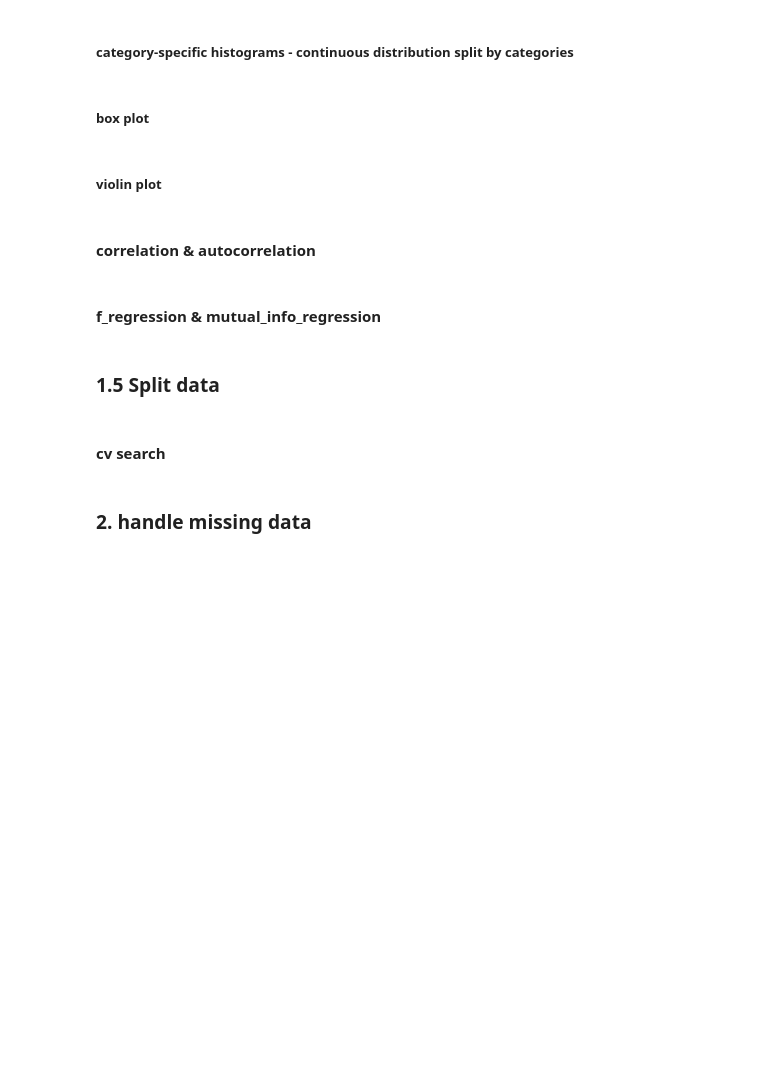
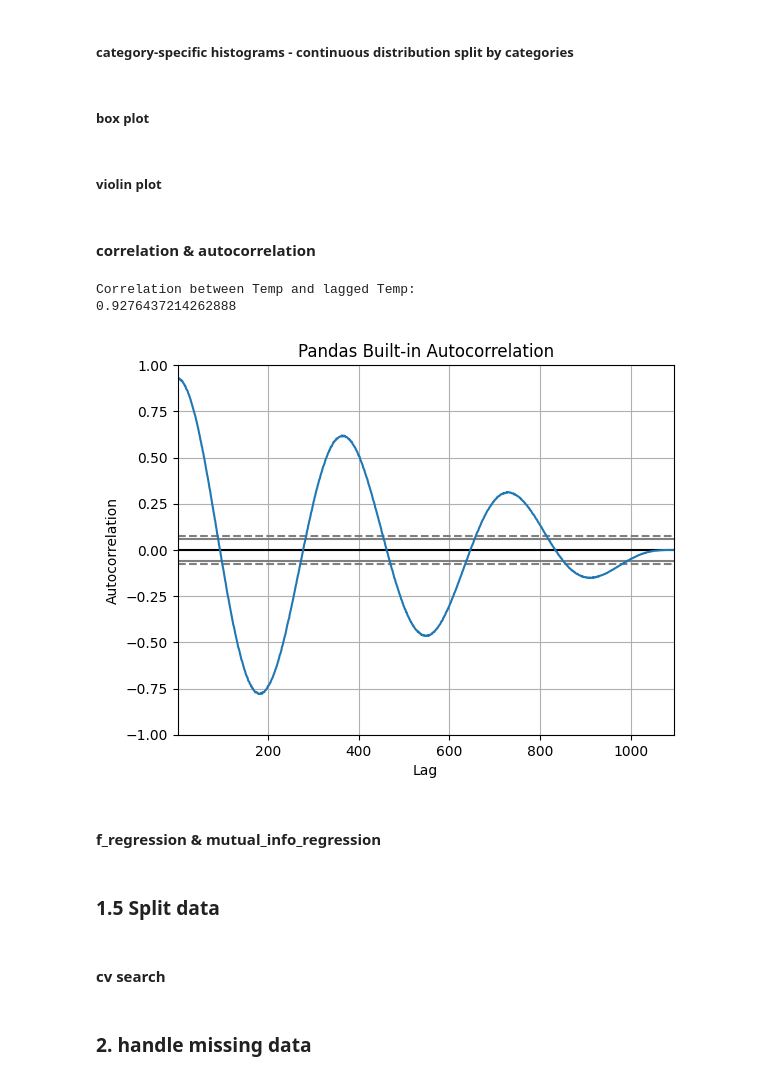
Before and after one commit to zz9tf/Machine-learning-learning, a Jupyter notebook: usefulcode.ipynb, the cells around one changed output. Drawn from its saved outputs; the diff is of its cells as text; code cells hidden in the pictures; blank space fills up the shorter version.

```diff
--- a/usefulcode.ipynb
+++ b/usefulcode.ipynb
@@ -42,7 +42,7 @@ def load_data(file_path='data/train.csv', df=None, drop_columns=None, target_col
 
     return X, y
 
-path = './week2 - EDA/data/adult_test.csv'
+path = './adult_data.csv'
 print(os.path.abspath(path))
 print(os.path.exists(os.path.abspath(path)))
 # for filename in os.listdir(path):
@@ -716,44 +733,53 @@ def feature_target_correlation(
         plt.xlabel('Correlation Coefficient')
         plt.ylabel('Features')
         plt.tight_layout()
         plt.show()
 
     return results.reset_index(drop=True)
 
 
 # Example Usage
 if __name__ == "__main__":
     # Create test data
     np.random.seed(42)
     dates = pd.date_range('2020-01-01', periods=365*3)
     temp = 20 + 10 * np.sin(2 * np.pi * np.arange(len(dates)) / 365) + np.random.normal(0, 2, len(dates))
-    df = pd.DataFrame({'Date': dates, 'Temp': temp}).set_index('Date')
+    df_temp = pd.DataFrame({'Date': dates, 'Temp': temp}).set_index('Date')
 
     # Test correlation method
     print("Correlation between Temp and lagged Temp:")
-    print(correlation(df['Temp'], df['Temp'].shift(1)))
+    print(correlation(df_temp['Temp'], df_temp['Temp'].shift(1)))
 
     # Compare with pandas built-in
-    pd.plotting.autocorrelation_plot(df['Temp'])
+    pd.plotting.autocorrelation_plot(df_temp['Temp'])
     plt.title("Pandas Built-in Autocorrelation")
     plt.show()
 
     data = pd.DataFrame({
         'age': np.random.randint(20, 70, 100),
         'income': np.random.normal(50000, 15000, 100),
         'education': np.random.choice(['High School', 'College', 'Grad'], 100),
         'credit_score': np.random.randint(300, 850, 100),
         'target': np.random.normal(0, 1, 100) + 0.5 * np.random.randint(20, 70, 100)/100
     })
 
-    # One-hot encode categorical variables
-    data = pd.get_dummies(data, columns=['education'])
-    results = feature_target_correlation(
-        X=data.drop('target', axis=1),
-        y=data['target'],
-        method='pearson',
-        visualize=True
-    )
+
+    # # One-hot encode categorical variables
+    # data = pd.get_dummies(df, columns=[
+    #     'workclass', 'education','marital-status', 'occupation',
+    #     'relationship', 'race', 'sex', 'native-country', 'gross-income'
+    # ])
+    # results = feature_target_correlation(
+    #     X=data.drop('age', axis=1),
+    #     y=data['age'],
+    #     method='pearson',
+    #     figsize=(10,18),
+    #     visualize=True
+    # )
+# %% [output]
+Correlation between Temp and lagged Temp:
+0.9276437214262888
+[figure, added]
 # %% [markdown]
 #### f_regression & mutual_info_regression
 # %%
```
Also changed, not shown: parts of 2 cells of this notebook, 25 other files.
